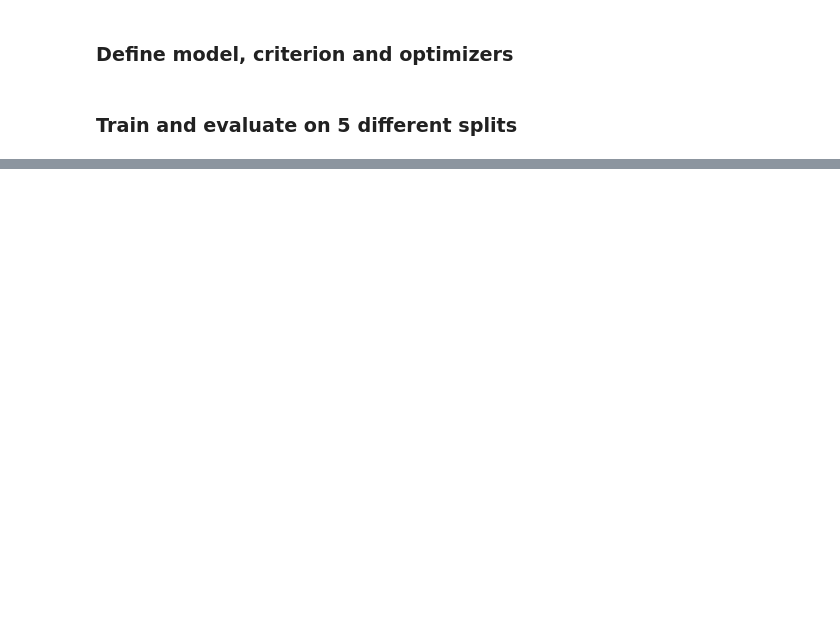
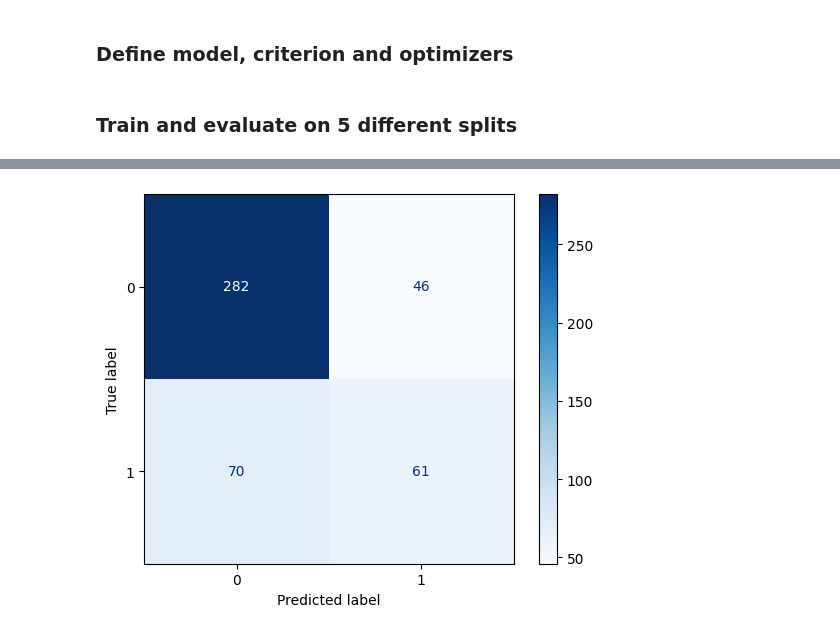
Before and after one commit to manuelfmerino/expression_prediction_AI, a Jupyter notebook: train_CNN.ipynb, the cells around one changed output, grey strips where cells are left out. Drawn from its saved outputs; the diff is of its cells as text; code cells hidden in the pictures; blank space fills up the shorter version.

```diff
--- a/train_CNN.ipynb
+++ b/train_CNN.ipynb
@@ -100,0 +170,15 @@ TypeError: save_losses() got an unexpected keyword argument 'format'
+# %%
+# Hyperparameters - extracted from best model in Rajpurkar et al. 2021
+LR = 0.00001
+WEIGHT_DECAY = 0.000005
+BATCH_SIZE = 32
+EPOCHS = 500
+IMAGE_SIZE = 52
+DEVICE="mps"
+
+DATASET_PATH = '../data/Mateo_2019/CNN_splits_zscore/'
+
+# Define transform - adapted to image size in Rajpurkar et al. 2021
+transform = transforms.Compose([
+    transforms.Resize((IMAGE_SIZE, IMAGE_SIZE)),
+])
@@ -100,0 +187,70 @@ TypeError: save_losses() got an unexpected keyword argument 'format'
+# %%
+for split_i in range(0, 5):
+    print(f'Reading training and validation sets in fold {split_i}...')
+
+    # Model
+    model = help_funcs.CNN_1(out_1 = 32, kernel_cnn_1 = 7, out_2 = 32, kernel_cnn_2 = 7, h = IMAGE_SIZE, w = IMAGE_SIZE)
+    model = model.to(DEVICE)
+
+    # Optimizer
+    optimizer = torch.optim.AdamW(model.parameters(), lr = LR, weight_decay = WEIGHT_DECAY)
+
+    # Criterion - CHECK IF I NEED TO DEFINE WEIGHTS!
+    criterion = nn.BCELoss()
+
+    # Create dataset objects
+    train_dataset = help_funcs.trace(f'{DATASET_PATH}/fold_{split_i}/train', transform=transform)
+    validation_dataset = help_funcs.trace(f'{DATASET_PATH}/fold_{split_i}/validation', transform=transform)
+    test_dataset = help_funcs.trace(f'{DATASET_PATH}/fold_{split_i}/test', transform=transform)
+
+    # Create data loaders
+    train_loader = DataLoader(dataset=train_dataset, batch_size=32, shuffle=True)
+    validation_loader = DataLoader(dataset=validation_dataset, batch_size=32)
+    test_loader = DataLoader(dataset=test_dataset, batch_size=32)
+
+    # Train model
+    print(f'Training using fold {split_i}...')
+
+    train_loss, val_loss, train_acc, val_acc = help_funcs.train_model(n_epochs = EPOCHS, train_loader = train_loader,
+                                                  validation_loader = validation_loader, optimizer = optimizer,
+                                                  model = model, criterion = criterion, device = DEVICE)
+
+    # Save loss curves
+    help_funcs.save_losses(train_loss, val_loss, f'../results/CNN_Mateo/fold_{split_i}_train_val_loss.pdf')
+
+    # Save accuracy curves
+    help_funcs.save_accuracies(train_acc, val_acc, f'../results/CNN_Mateo/fold_{split_i}_train_val_accuracy.pdf')
+
+    # Evaluate test set
+    all_preds, all_pred_scores, all_labels = help_funcs.run_predictions(model, test_loader, DEVICE)
+
+    # Calculate accuracy
+    accuracy = accuracy_score(all_labels, all_preds)
+
+    # Calculate confusion matrix
+    cm = confusion_matrix(all_labels, all_preds)
+    cm_norm = cm.astype(float) / cm.sum(axis=1)[:, None]
+
+    # Calculate ROC AUC
+    fpr, tpr, _ = roc_curve(all_labels, all_pred_scores)
+    auc = roc_auc_score(all_labels, all_pred_scores)
+
+    # Save evaluation results
+    help_funcs.save_eval_results(f'../results/CNN_Mateo/fold_{split_i}_test_results.txt', split_i, accuracy,
+                                 classification_report(all_labels, all_preds, target_names=['0-inactive', '1-active'], digits=3),
+                                 cm, cm_norm)
+
+    # Save ROC
+    help_funcs.save_roc(fpr, tpr, auc, f'../results/CNN_Mateo/fold_{split_i}_ROC.pdf')
+
+    # Save confusion matrices
+    # Confusion matrix
+    disp = ConfusionMatrixDisplay(confusion_matrix=cm)
+    disp.plot(cmap='Blues')
+    disp.figure_.savefig(f'../results/CNN_Mateo/fold_{split_i}_confusion_matrix.pdf', format='pdf')
+
+    # Normalized confusion matrix
+    disp = ConfusionMatrixDisplay(confusion_matrix=cm_norm)
+    disp.plot(cmap='Blues')
+    disp.figure_.savefig(f'../results/CNN_Mateo/fold_{split_i}_confusion_matrix_normalized.pdf', format='pdf')
+# %% [output]
@@ -100,0 +274 @@ TypeError: save_losses() got an unexpected keyword argument 'format'
+[figure, added]
```
Also changed, not shown: parts of 17 cells of this notebook, 4 other files.
